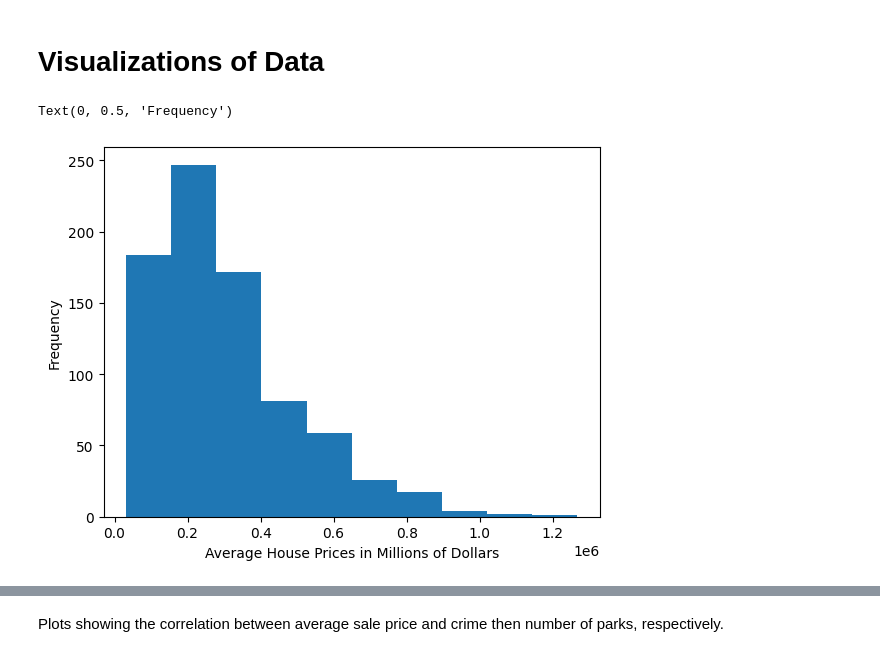
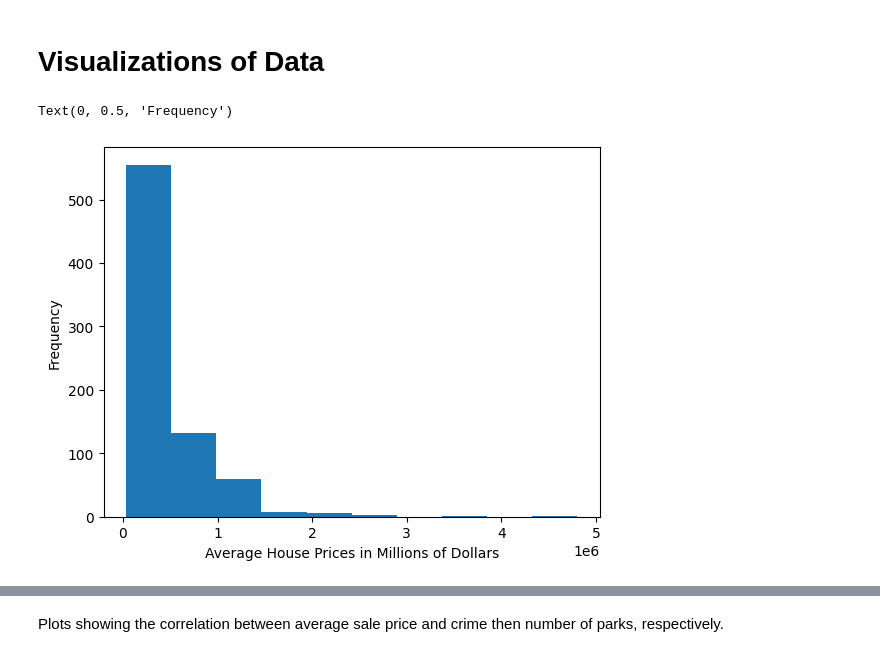
Before and after one commit to ZaynJK/ECON491ML, a Jupyter notebook: crime_vs_avgPrice.ipynb, the cells around one changed output, grey strips where cells are left out. Drawn from its saved outputs; the diff is of its cells as text; code cells hidden in the pictures.

```diff
--- a/crime_vs_avgPrice.ipynb
+++ b/crime_vs_avgPrice.ipynb
@@ -9,0 +88,4 @@ Data comes from https://data.cityofchicago.org/ and have been added to folder as
+# %%
+print(housing_df.shape)
+housing_df.dropna(subset=["Sale Price"], inplace=True)
+print(housing_df.shape)
@@ -9,0 +99,10 @@ Data comes from https://data.cityofchicago.org/ and have been added to folder as
+# %%
+if 'Property Index Number' in housing_df.columns:
+	housing_df.set_index('Property Index Number', inplace=True)
+
+for x in housing_df.columns:
+	if housing_df[x].dtype == 'object':
+		housing_df[x].replace(housing_df[x].unique(), range(len(housing_df[x].unique())), inplace=True)
+		housing_df[x] = housing_df[x].astype('category')
+
+housing_df = housing_df.dropna()
@@ -10,7 +230,5 @@ Data comes from https://data.cityofchicago.org/ and have been added to folder as
 # %%
-# crime_df = pd.read_json("crimes.json")
 crime_df = pd.read_csv("crimes.csv", low_memory=False)
-housing_df = pd.read_csv("housing_cleaned.csv", low_memory=False)
 tract_boundaries = gpd.read_file('b.geojson')
 parks = gpd.read_file("park.geojson")
 # %%
@@ -71,26 +288,17 @@ plt.show()
 # %% [markdown]
 # Data Cleaning
 # %%
-housing_df["geoid"] = housing_df["geo_geoid"].astype(str)[:-4]
+housing_df["geoid"] = housing_df["Tract GEOID"]
 crime_gdf["geoid"] = crime_gdf["geoid10"]
 parks_gdf["geoid"] = parks_gdf["geoid10"]
 
-# print((crime_gdf['geoid10'].unique()))
-# print((housing_df['geoid'].unique()))
+crime_counts = crime_gdf["geoid"].value_counts().rename_axis("geoid").reset_index(name="crime_counts").astype('int64')
+park_counts = parks_gdf["geoid"].value_counts().rename_axis("geoid").reset_index(name="park_counts").astype('int64')
+avg_house_sale = housing_df.groupby("geoid", as_index=False)["Sale Price"].mean()
 
-# df = pd.DataFrame()
-# df['geoid10'] = crime_gdf['geoid10'].unique()
-# df["crime"] = crime_gdf.groupby("geoid10").size().values
+df = pd.merge(housing_df, crime_counts, on = "geoid", how="left")
+df = pd.merge(df, park_counts, on="geoid", how="left")
 
-# df["housing"] = housing_df.groupby("geoid").mean()
-# # df['geoid'] = (crime_gdf["geoid10"].unique()+housing_df["geoid"].unique()).unique()
-# # df['crime'] = crime_gdf.groupby('geoid10').size().values
-crime_counts = crime_gdf["geoid"].value_counts().rename_axis("geoid").reset_index(name="crime_counts")
-park_counts = parks_gdf["geoid"].value_counts().rename_axis("geoid").reset_index(name="park_counts")
-# print(crime_gdf.groupby('geoid', as_index=False)['geoid'].count())
-avg_house_sale = housing_df.groupby("geoid", as_index=False)["meta_sale_price"].mean()
-
-df = pd.merge(avg_house_sale, crime_counts, on="geoid", how="left")
-df = pd.merge(df, park_counts, on="geoid", how="left")
+df = df.dropna()
 df.head()
 # %% [output]
@@ -136,12 +312,12 @@ The maximum park_counts is 71.0
 # %% [markdown]
 # Visualizations of Data
 # %%
-plt.hist(df['meta_sale_price'])
+plt.hist(df['Sale Price'])
 plt.xlabel("Average House Prices in Millions of Dollars")
 plt.ylabel("Frequency")
 # %% [output]
 Text(0, 0.5, 'Frequency')
-[figure, old version]
+[figure, new version]
 # %%
 plt.hist(df['crime_counts'])
 plt.xlabel("Crimes per Census Tract")
```
Also changed, not shown: parts of 37 cells of this notebook, 9 other files.
